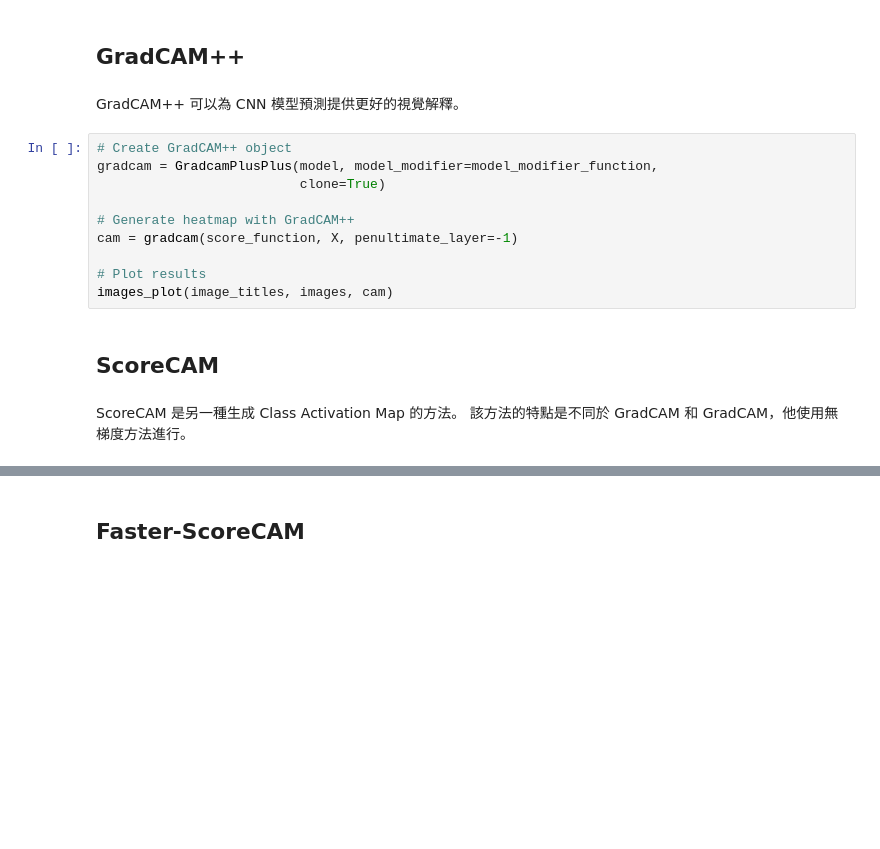
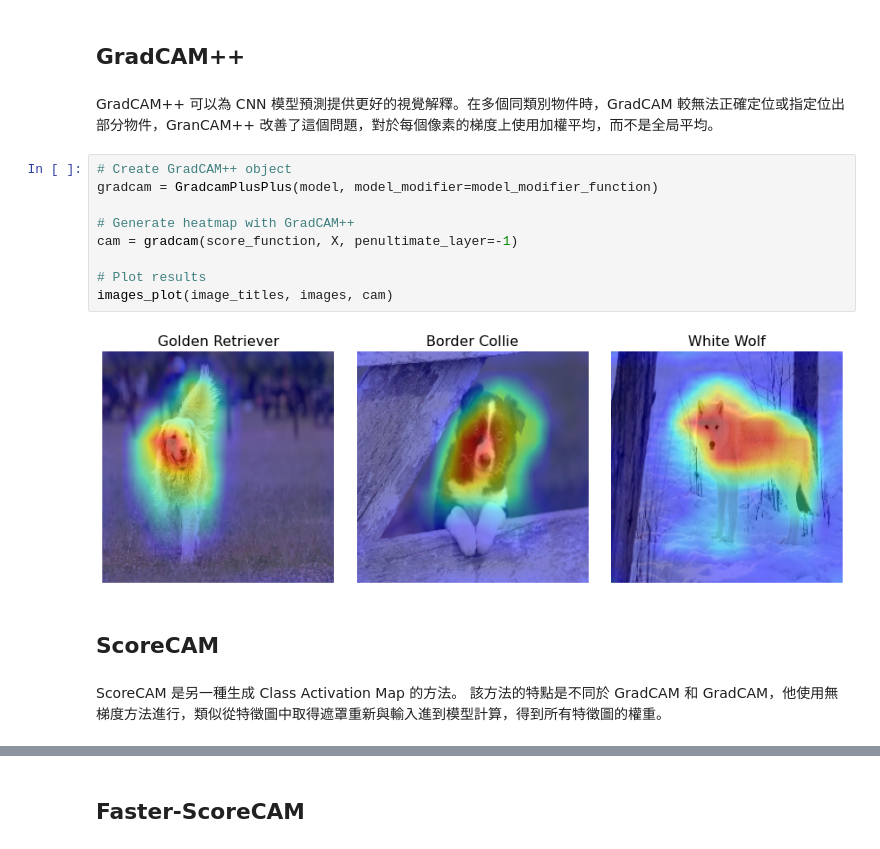
Before and after one commit to TA-aiacademy/course_3.0, a Jupyter notebook: 05_CVCNN/Part4_XAI/01_XAI.ipynb, the cells around one changed output, grey strips where cells are left out. Saved outputs shown, nothing was run; the diff lists cells and outputs as text; blank space fills up the shorter version.

```diff
--- a/05_CVCNN/Part4_XAI/01_XAI.ipynb
+++ b/05_CVCNN/Part4_XAI/01_XAI.ipynb
@@ -101,20 +144,21 @@ images_plot(image_titles, images, visualize_cam=cam)
 # %% [markdown]
 ## GradCAM++
 # %% [markdown]
-GradCAM++ 可以為 CNN 模型預測提供更好的視覺解釋。
+GradCAM++ 可以為 CNN 模型預測提供更好的視覺解釋。在多個同類別物件時，GradCAM 較無法正確定位或指定位出部分物件，GranCAM++ 改善了這個問題，對於每個像素的梯度上使用加權平均，而不是全局平均。
 # %%
 # Create GradCAM++ object
-gradcam = GradcamPlusPlus(model, model_modifier=model_modifier_function,
-                          clone=True)
+gradcam = GradcamPlusPlus(model, model_modifier=model_modifier_function)
 
 # Generate heatmap with GradCAM++
 cam = gradcam(score_function, X, penultimate_layer=-1)
 
 # Plot results
 images_plot(image_titles, images, cam)
+# %% [output]
+[figure, added]
 # %% [markdown]
 ## ScoreCAM
 # %% [markdown]
-ScoreCAM 是另一種生成 Class Activation Map 的方法。 該方法的特點是不同於 GradCAM 和 GradCAM，他使用無梯度方法進行。
+ScoreCAM 是另一種生成 Class Activation Map 的方法。 該方法的特點是不同於 GradCAM 和 GradCAM，他使用無梯度方法進行，類似從特徵圖中取得遮罩重新與輸入進到模型計算，得到所有特徵圖的權重。
 # %%
 # Create ScoreCAM object
```
Also changed, not shown: parts of 10 cells of this notebook.
